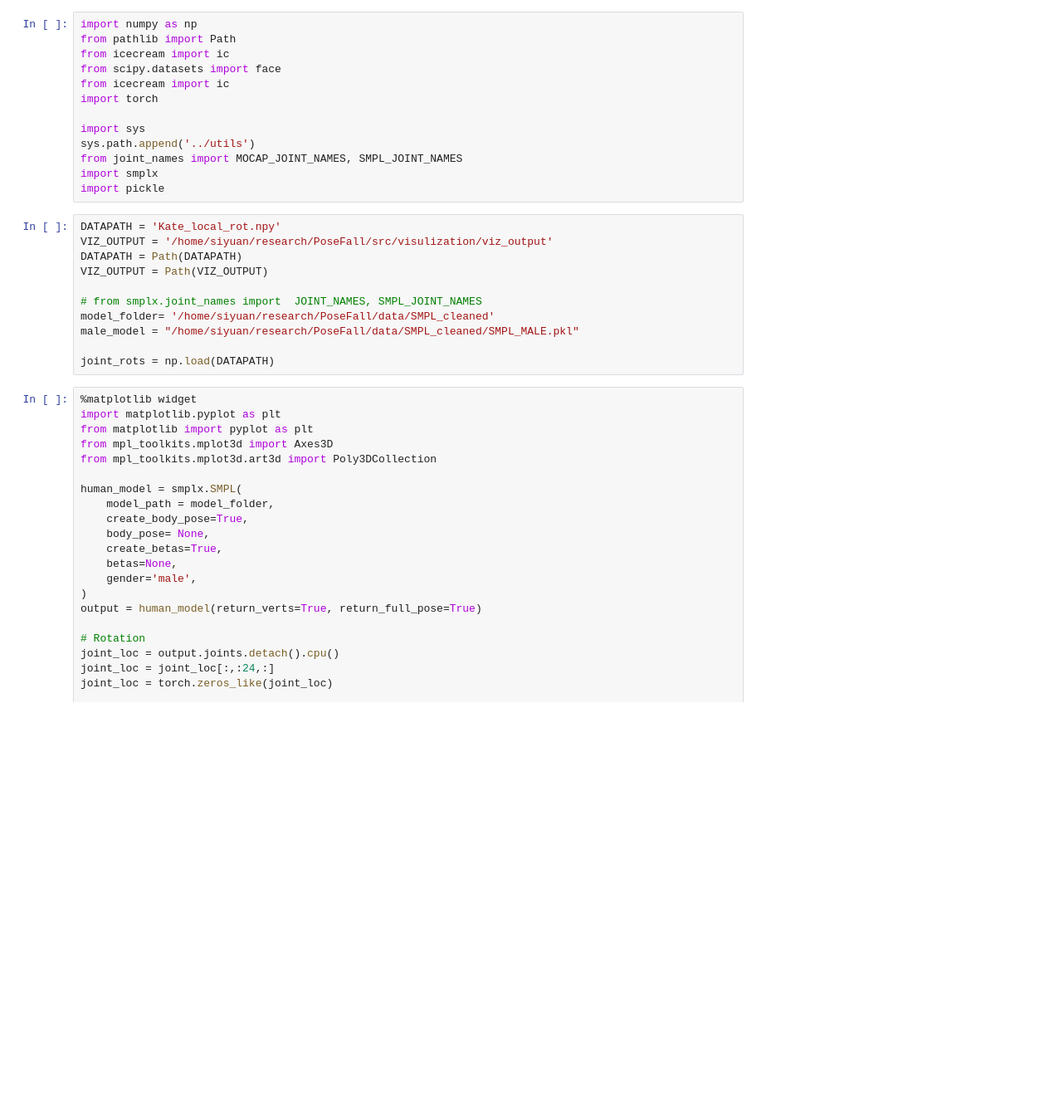
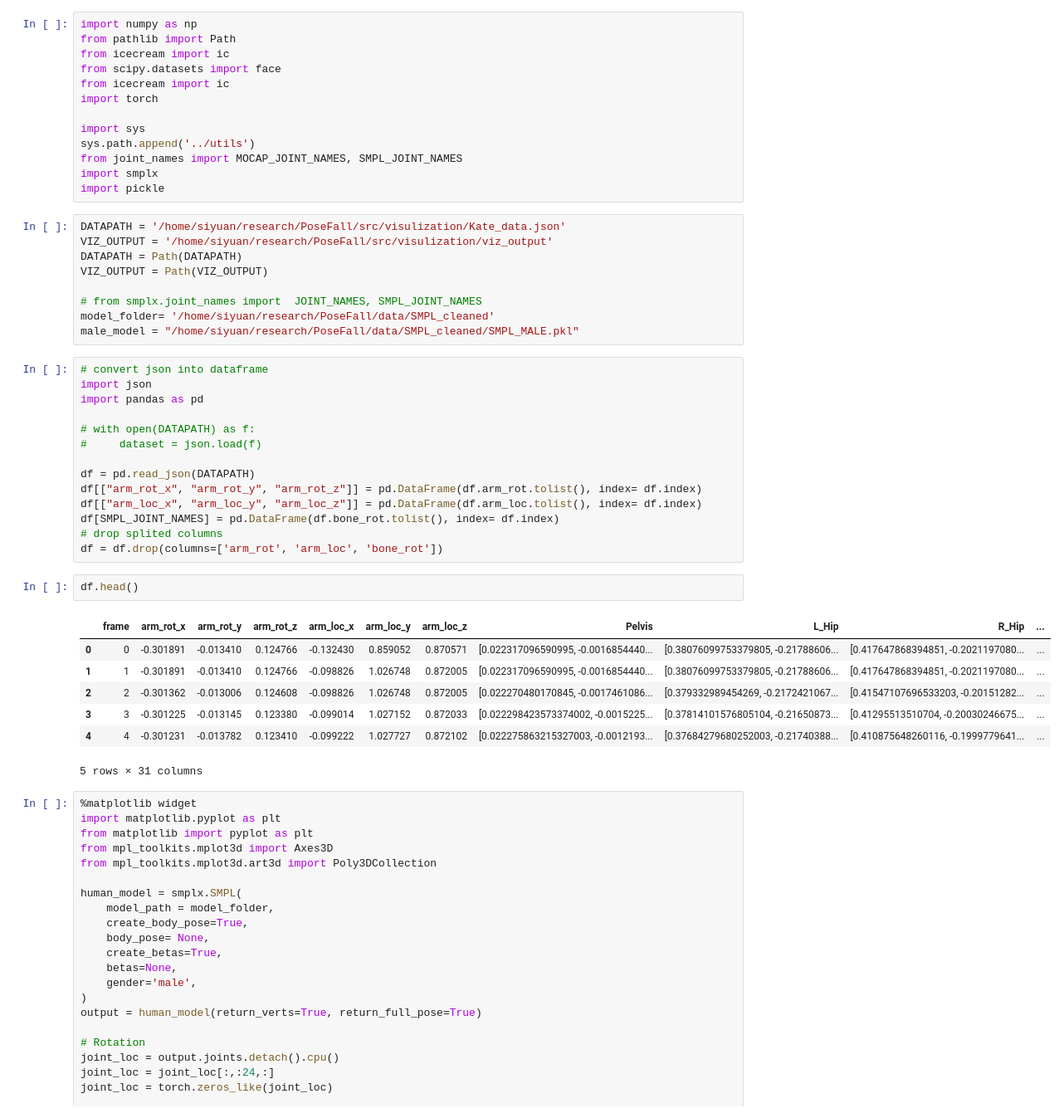
Before and after one commit to syKevinPeng/PoseFall, a Jupyter notebook: src/visulization/playground_visulize_smpl.ipynb, the cells around one changed output. Shown: that part at 83% size. Saved outputs shown, nothing was run; the diff lists cells and outputs as text; blank space fills up the shorter version.

Commit message:
update dataset post processing

```diff
--- a/src/visulization/playground_visulize_smpl.ipynb
+++ b/src/visulization/playground_visulize_smpl.ipynb
@@ -12,7 +12,7 @@ from joint_names import MOCAP_JOINT_NAMES, SMPL_JOINT_NAMES
 import smplx
 import pickle
 # %%
-DATAPATH = 'Kate_local_rot.npy'
+DATAPATH = '/home/siyuan/research/PoseFall/src/visulization/Kate_data.json'
 VIZ_OUTPUT = '/home/siyuan/research/PoseFall/src/visulization/viz_output'
 DATAPATH = Path(DATAPATH)
 VIZ_OUTPUT = Path(VIZ_OUTPUT)
@@ -20,8 +20,30 @@ VIZ_OUTPUT = Path(VIZ_OUTPUT)
 # from smplx.joint_names import  JOINT_NAMES, SMPL_JOINT_NAMES
 model_folder= '/home/siyuan/research/PoseFall/data/SMPL_cleaned'
 male_model = "/home/siyuan/research/PoseFall/data/SMPL_cleaned/SMPL_MALE.pkl"
-
-joint_rots = np.load(DATAPATH)
+# %%
+# convert json into dataframe
+import json
+import pandas as pd
+
+# with open(DATAPATH) as f:
+#     dataset = json.load(f)
+
+df = pd.read_json(DATAPATH)
+df[["arm_rot_x", "arm_rot_y", "arm_rot_z"]] = pd.DataFrame(df.arm_rot.tolist(), index= df.index)
+df[["arm_loc_x", "arm_loc_y", "arm_loc_z"]] = pd.DataFrame(df.arm_loc.tolist(), index= df.index)
+df[SMPL_JOINT_NAMES] = pd.DataFrame(df.bone_rot.tolist(), index= df.index)
+# drop splited columns
+df = df.drop(columns=['arm_rot', 'arm_loc', 'bone_rot'])
+# %%
+df.head()
+# %% [output]
+|  | frame | arm_rot_x | arm_rot_y | arm_rot_z | arm_loc_x | arm_loc_y | arm_loc_z | Pelvis | L_Hip | R_Hip | ... |
+| 0 | 0 | -0.301891 | -0.013410 | 0.124766 | -0.132430 | 0.859052 | 0.870571 | [0.022317096590995, -0.0016854440... | [0.38076099753379805, -0.21788606... | [0.417647868394851, -0.2021197080... | ... |
+| 1 | 1 | -0.301891 | -0.013410 | 0.124766 | -0.098826 | 1.026748 | 0.872005 | [0.022317096590995, -0.0016854440... | [0.38076099753379805, -0.21788606... | [0.417647868394851, -0.2021197080... | ... |
+| 2 | 2 | -0.301362 | -0.013006 | 0.124608 | -0.098826 | 1.026748 | 0.872005 | [0.022270480170845, -0.0017461086... | [0.379332989454269, -0.2172421067... | [0.41547107696533203, -0.20151282... | ... |
+| 3 | 3 | -0.301225 | -0.013145 | 0.123380 | -0.099014 | 1.027152 | 0.872033 | [0.022298423573374002, -0.0015225... | [0.37814101576805104, -0.21650873... | [0.41295513510704, -0.20030246675... | ... |
+| 4 | 4 | -0.301231 | -0.013782 | 0.123410 | -0.099222 | 1.027727 | 0.872102 | [0.022275863215327003, -0.0012193... | [0.37684279680252003, -0.21740388... | [0.410875648260116, -0.1999779641... | ... |
+5 rows × 31 columns
 # %%
 %matplotlib widget
 import matplotlib.pyplot as plt
```
Also changed, not shown: 2 other files.
